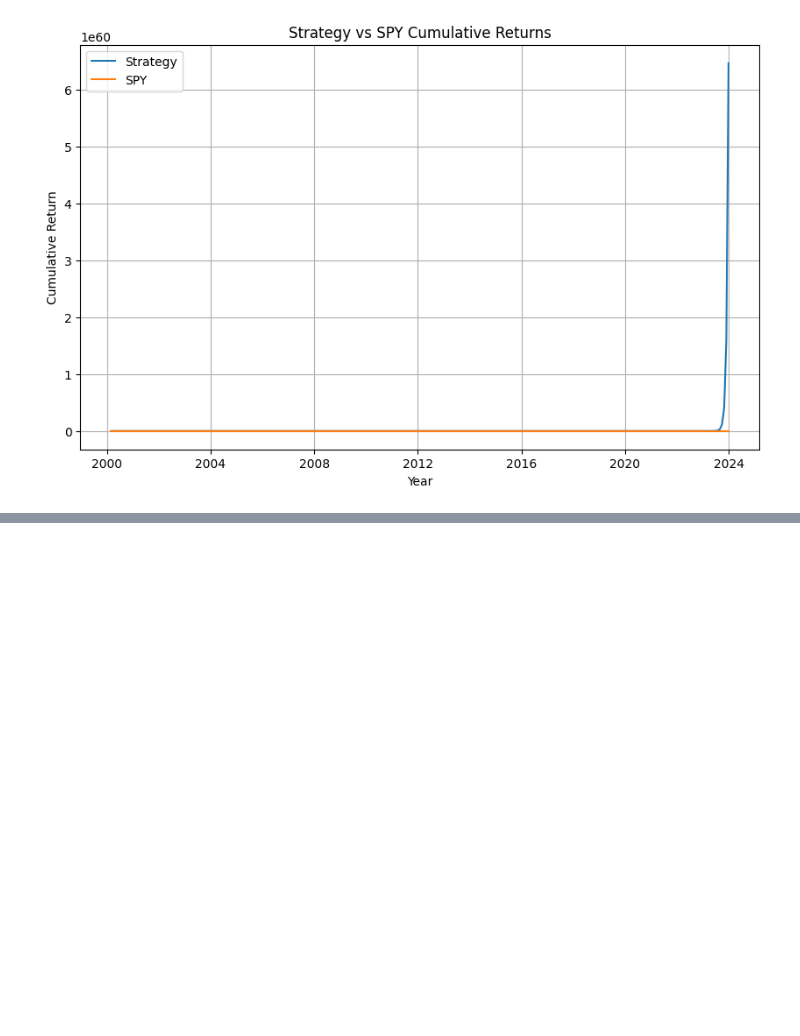
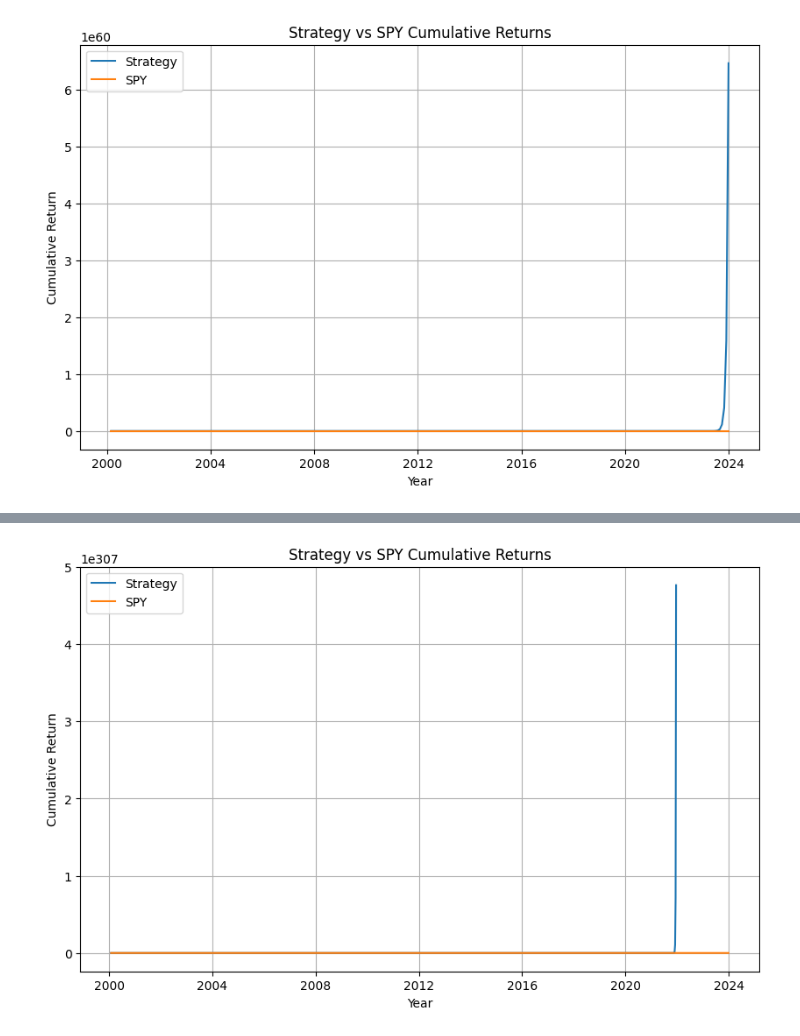
Before and after one commit to HansUXdev/DSportfolio, a Jupyter notebook: QuantitativeFinance/QFA-lib/EDA_IndexSeasonality.ipynb, the cells around one changed output, grey strips where cells are left out. Cells and saved outputs as stored; diff of their text form; code cells hidden in the pictures; blank space fills up the shorter version.

Commit message:
add horrible backtests

```diff
--- a/QuantitativeFinance/QFA-lib/EDA_IndexSeasonality.ipynb
+++ b/QuantitativeFinance/QFA-lib/EDA_IndexSeasonality.ipynb
@@ -754,0 +1443,93 @@ Sharpe Ratio: 3.26
+# %%
+# Load historical SPY data
+spy_data = yf.download('SPY', start='2000-01-01', end='2023-12-31')
+
+# Calculate daily returns
+spy_data['Return'] = spy_data['Adj Close'].pct_change()
+
+# Add 'Week' and 'Year' columns before resampling
+spy_data['Week'] = spy_data.index.isocalendar().week
+spy_data['Year'] = spy_data.index.year
+
+# Resample to weekly data
+spy_data_weekly = spy_data.resample('W').apply({
+    'Open': 'first',
+    'High': 'max',
+    'Low': 'min',
+    'Close': 'last',
+    'Adj Close': 'last',
+    'Volume': 'sum',
+    'Return': 'sum'
+})
+
+# Re-add the 'Week' and 'Year' columns after resampling
+spy_data_weekly['Week'] = spy_data_weekly.index.isocalendar().week
+spy_data_weekly['Year'] = spy_data_weekly.index.year
+
+# Define the strategy
+def apply_strategy(df):
+    initial_capital = 5000  # Starting with $5,000
+    capital = initial_capital
+    position = 0  # No initial position
+    returns = []
+
+    for i in range(1, len(df)):
+        week = df['Week'].iloc[i]
+        # Example of strategies based on specific weeks (you can adjust this)
+        if week in [7, 10, 12]:  # Buy in week 7, 10, and 12
+            if position == 0:
+                position = capital / df['Adj Close'].iloc[i]
+                capital = 0
+        elif week in [24, 37]:  # Sell or hedge in weeks 24 and 37
+            if position > 0:
+                capital = position * df['Adj Close'].iloc[i]
+                position = 0
+        else:  # Hold position or implement a hedge
+            if position > 0:
+                capital = position * df['Adj Close'].iloc[i]
+                position = 0
+            position = capital / df['Adj Close'].iloc[i]
+            capital = 0
+
+        # Calculate weekly return
+        total_value = capital + position * df['Adj Close'].iloc[i]
+        weekly_return = (total_value - initial_capital) / initial_capital
+        returns.append(weekly_return)
+
+    # Final capital
+    if position > 0:
+        capital = position * df['Adj Close'].iloc[-1]
+
+    return returns, capital
+
+# Backtest the strategy
+weekly_returns, final_capital = apply_strategy(spy_data_weekly)
+
+# Calculate performance metrics
+cumulative_returns = (1 + np.array(weekly_returns)).cumprod()
+total_return = (final_capital - 5000) / 5000
+annualized_return = np.mean(weekly_returns) * 52
+annualized_volatility = np.std(weekly_returns) * np.sqrt(52)
+sharpe_ratio = annualized_return / annualized_volatility
+
+# Print performance metrics
+print(f"Final Portfolio Value: ${final_capital:.2f}")
+print(f"Total Return: {total_return * 100:.2f}%")
+print(f"Annualized Return: {annualized_return * 100:.2f}%")
+print(f"Annualized Volatility: {annualized_volatility * 100:.2f}%")
+print(f"Sharpe Ratio: {sharpe_ratio:.2f}")
+
+# Ensure x and y have the same length
+spy_data_weekly = spy_data_weekly.iloc[1:]  # Exclude the first week for alignment
+
+# Plot cumulative returns
+plt.figure(figsize=(10, 6))
+plt.plot(spy_data_weekly.index, cumulative_returns, label='Strategy')
+plt.plot(spy_data_weekly.index, (spy_data_weekly['Adj Close'] / spy_data_weekly['Adj Close'].iloc[0]), label='SPY')
+plt.title('Strategy vs SPY Cumulative Returns')
+plt.xlabel('Year')
+plt.ylabel('Cumulative Return')
+plt.legend()
+plt.grid(True)
+plt.show()
+# %% [output]
@@ -754,0 +1541 @@ Sharpe Ratio: 3.26
+[figure, added]
```
Also changed, not shown: parts of 8 cells of this notebook.
